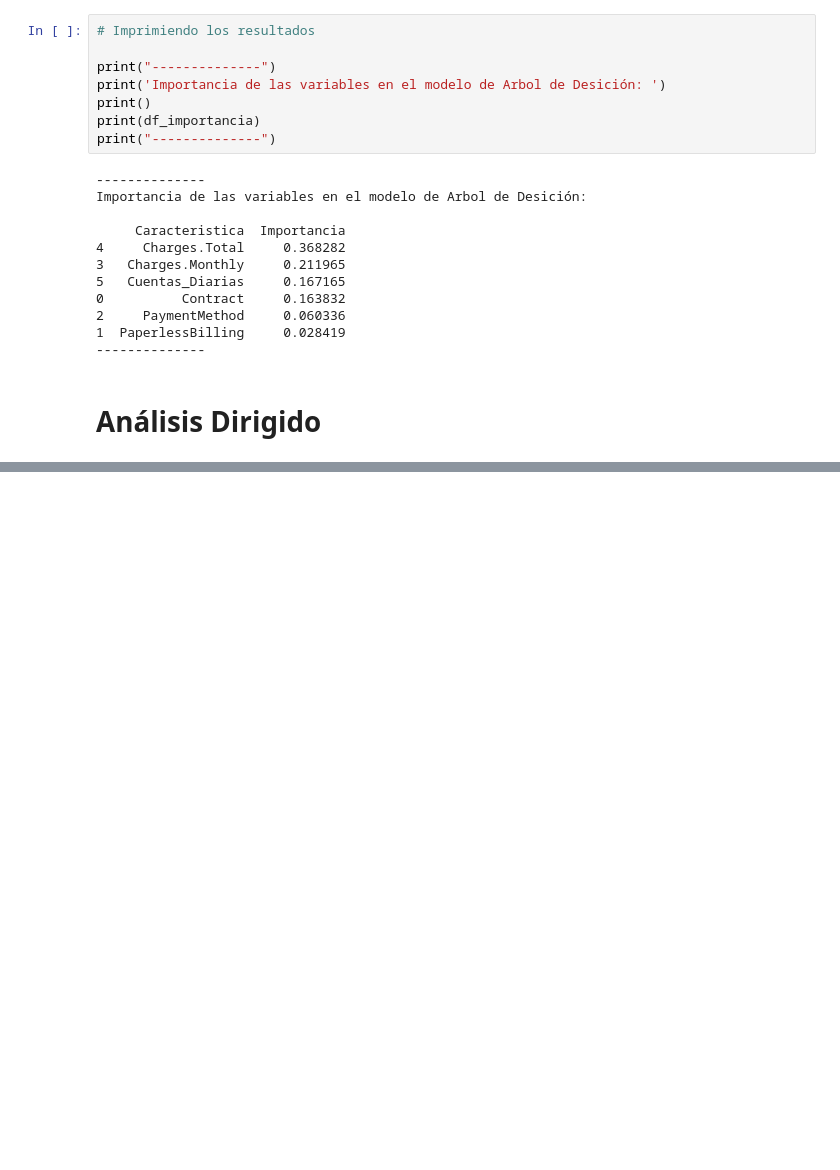
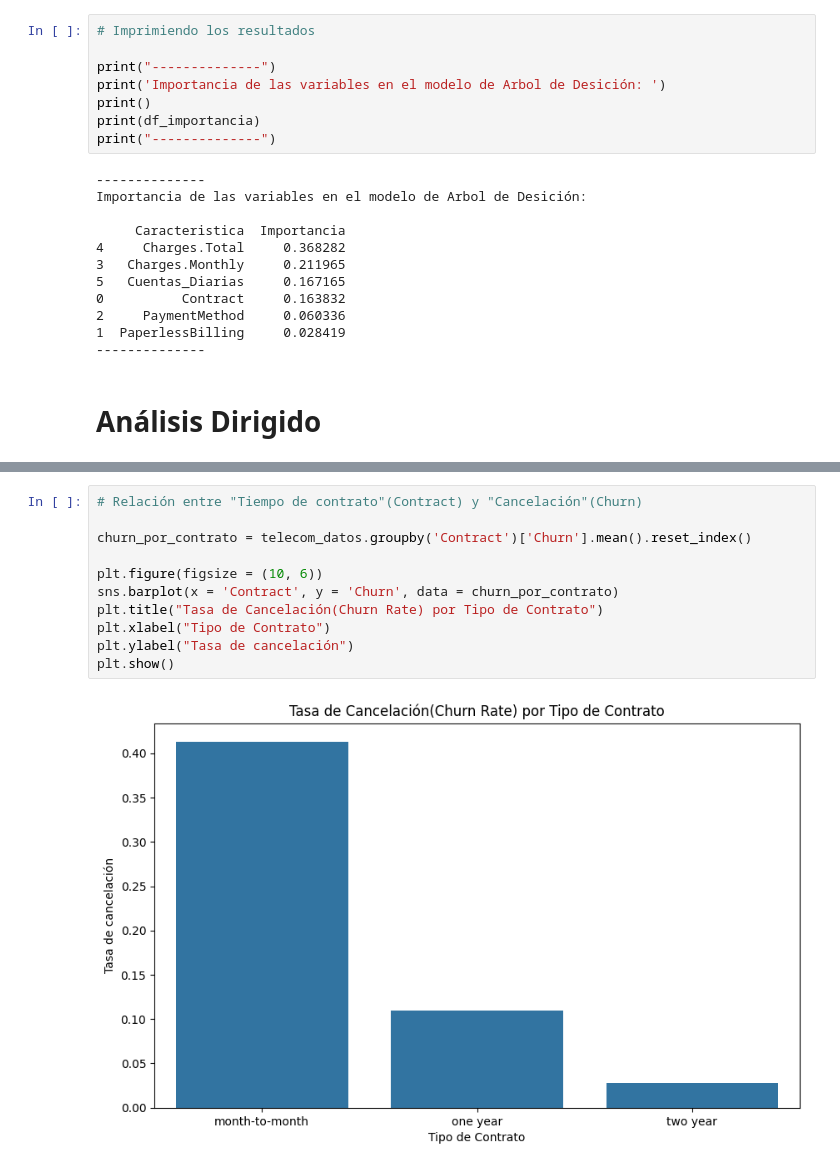
Before and after one commit to donosonahuel/alura-telecom-pt2, a Jupyter notebook: Alura_Challenge_Telecom_X_Pt2.ipynb, the cells around one changed output, grey strips where cells are left out. Cells and saved outputs as stored; diff of their text form; blank space fills up the shorter version.

```diff
--- a/Alura_Challenge_Telecom_X_Pt2.ipynb
+++ b/Alura_Challenge_Telecom_X_Pt2.ipynb
@@ -269,0 +283,13 @@ Importancia de las variables en el modelo de Arbol de Desición:
+# %%
+# Relación entre "Tiempo de contrato"(Contract) y "Cancelación"(Churn)
+
+churn_por_contrato = telecom_datos.groupby('Contract')['Churn'].mean().reset_index()
+
+plt.figure(figsize = (10, 6))
+sns.barplot(x = 'Contract', y = 'Churn', data = churn_por_contrato)
+plt.title("Tasa de Cancelación(Churn Rate) por Tipo de Contrato")
+plt.xlabel("Tipo de Contrato")
+plt.ylabel("Tasa de cancelación")
+plt.show()
+# %% [output]
+[figure, added]
```
Also changed, not shown: parts of 2 cells of this notebook.
